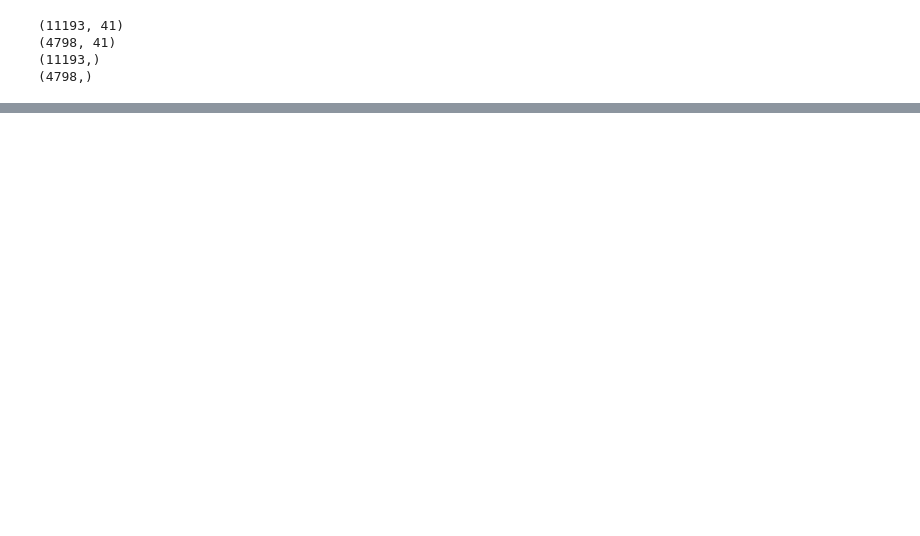
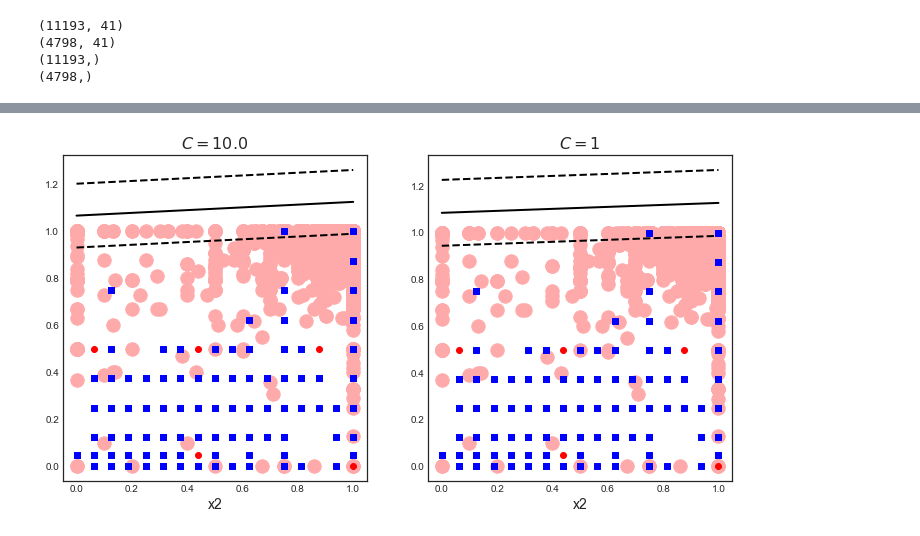
Before and after one commit to Lupercio421/STAT-724, a Jupyter notebook: Final_Project/Classification_methods.ipynb, the cells around one changed output, grey strips where cells are left out. Cells and saved outputs as stored; diff of their text form; code cells hidden in the pictures; blank space fills up the shorter version.

```diff
--- a/Final_Project/Classification_methods.ipynb
+++ b/Final_Project/Classification_methods.ipynb
@@ -73,0 +112,20 @@ print(y_test.shape)
+# %%
+# Plotting function
+def plot_svc_decision_boundary(svm_clf, xmin, xmax):
+    w = svm_clf.coef_[0]
+    b = svm_clf.intercept_[0]
+
+    # At the decision boundary, w0*x0 + w1*x1 + b = 0
+    # => x1 = -w0/w1 * x0 - b/w1
+    x0 = np.linspace(xmin, xmax, 200)
+    decision_boundary = -w[0]/w[1] * x0 - b/w[1]
+
+    margin = 1/w[1]
+    gutter_up = decision_boundary + margin
+    gutter_down = decision_boundary - margin
+
+    svs = svm_clf.support_vectors_
+    plt.scatter(svs[:, 0], svs[:, 1], s=180, facecolors='#FFAAAA')
+    plt.plot(x0, decision_boundary, "k-", linewidth=2)
+    plt.plot(x0, gutter_up, "k--", linewidth=2)
+    plt.plot(x0, gutter_down, "k--", linewidth=2)
@@ -73,0 +152,27 @@ print(y_test.shape)
+# %%
+plt.figure(figsize=(12,6))
+
+# Plot for C=10
+plt.subplot(121)
+plot_svc_decision_boundary(svm_clf, 0, 1)
+plt.plot(X_train.iloc[:, 4][yy==1], X_train.iloc[:, 5][yy==1], "ro")
+plt.plot(X_train.iloc[:, 4][yy==0], X_train.iloc[:, 5][yy==0], "bs")
+plt.title("$C = {}$".format(svm_clf.C), fontsize=16)
+plt.xlabel("x1", fontsize=14)
+plt.xlabel("x2", fontsize=14)
+# plt.axis([0, 1, 0, 1])
+
+# Plot for C=1
+plt.subplot(122)
+plot_svc_decision_boundary(svm_clf2, 0, 1)
+plt.plot(X_train.iloc[:, 4][yy==1], X_train.iloc[:, 5][yy==1], "ro") # "g^"
+plt.plot(X_train.iloc[:, 4][yy==0], X_train.iloc[:, 5][yy==0], "bs")
+plt.title("$C = {}$".format(svm_clf2.C), fontsize=16)
+plt.xlabel("x1", fontsize=14)
+plt.xlabel("x2", fontsize=14)
+# plt.axis([-1.5, 2.8, -2.2, 2.8])
+
+#save_fig("large_margin_classification_plot")
+plt.show()
+# %% [output]
+[figure, added]
```
Also changed, not shown: parts of 51 cells of this notebook, 3 other files.
